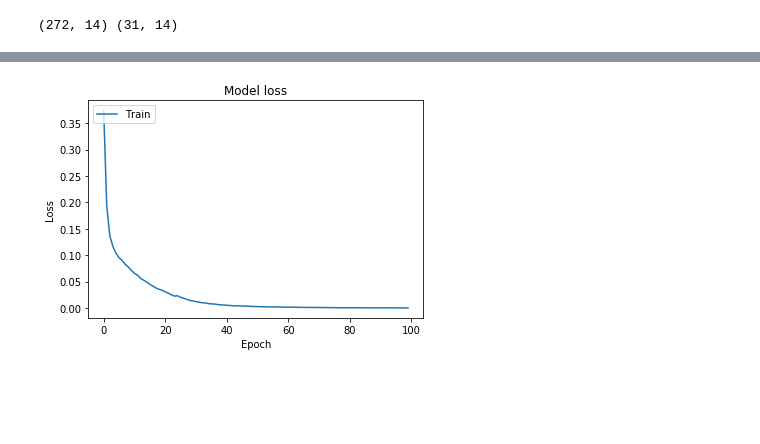
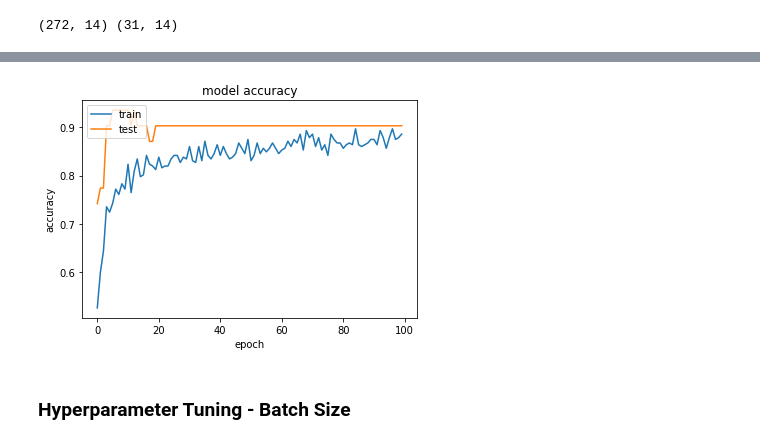
Before and after one commit to JimKing100/DS-Unit-4-Sprint-2-Neural-Networks, a Jupyter notebook: LS_DS_Unit_4_Sprint_Challenge_2.ipynb, the cells around one changed output, grey strips where cells are left out. Cells and saved outputs as stored; diff of their text form; code cells hidden in the pictures; blank space fills up the shorter version.

```diff
--- a/LS_DS_Unit_4_Sprint_Challenge_2.ipynb
+++ b/LS_DS_Unit_4_Sprint_Challenge_2.ipynb
@@ -323,14 +323,13 @@ Y_test = test[:,13]
 # %%
 def create_model():
     model = Sequential()
+    model.add(Dense(16, input_dim=13, activation='relu'))
+    model.add(Dropout(rate=0.2))
+    model.add(Dense(8, activation='relu'))
+    model.add(Dropout(rate=0.2))
+    model.add(Dense(1, activation='sigmoid'))
 
-    model.add(Dense(50, activation='relu'))
-    model.add(Dense(100, activation='relu'))
-    model.add(Dense(50, activation='relu'))
-    model.add(Dense(1))
-
-    # Compile model
-    model.compile(loss='mean_squared_error', optimizer='adam')
+    model.compile(loss = "binary_crossentropy", optimizer = 'adam', metrics=['accuracy'])
     return model
 # %%
 model = create_model()
@@ -342,3 +335,0 @@ Call initializer instance with the dtype argument instead of passing it to the c
-# %%
-# Fit the data and record the history
-history = model.fit(X, Y, epochs=100)
@@ -367,0 +336,2 @@ scores = model.evaluate(X_test, Y_test)
+# %%
+history = model.fit(X, Y, validation_data=(X_test, Y_test), epochs=100, batch_size=10)
@@ -368,10 +356,12 @@ scores = model.evaluate(X_test, Y_test)
 # %%
-# Plot the loss-MSE value
-plt.plot(history.history['loss'])
-plt.title('Model loss')
-plt.ylabel('Loss')
-plt.xlabel('Epoch')
-plt.legend(['Train'], loc='upper left')
+plt.plot(history.history['acc'])
+plt.plot(history.history['val_acc'])
+plt.title('model accuracy')
+plt.ylabel('accuracy')
+plt.xlabel('epoch')
+plt.legend(['train', 'test'], loc='upper left')
 plt.show()
 # %% [output]
-[figure, old version]
+[figure, new version]
+# %% [markdown]
+### Hyperparameter Tuning - Batch Size
```
Also changed, not shown: parts of 22 cells of this notebook.
